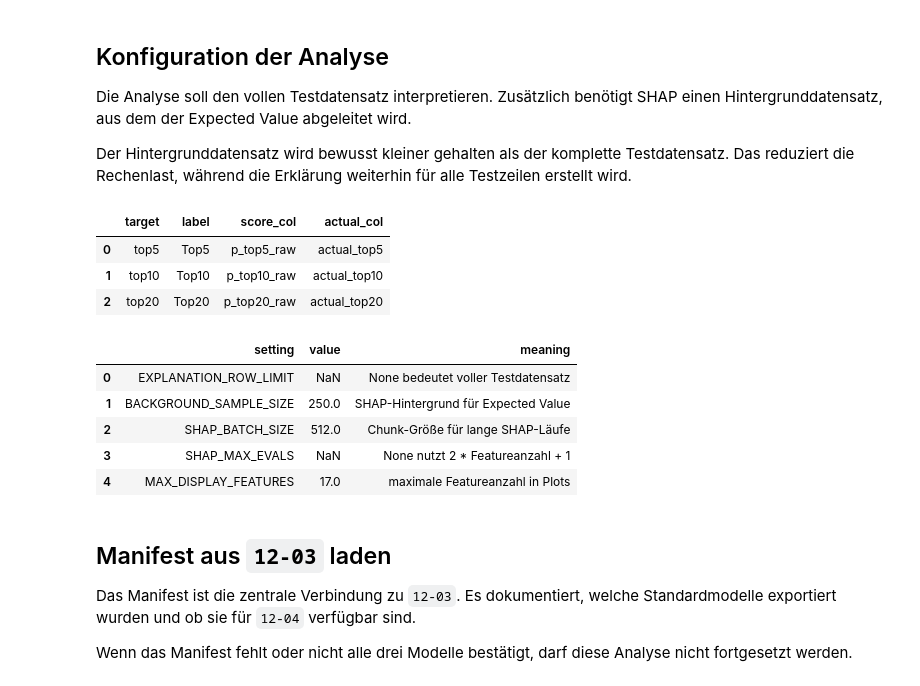
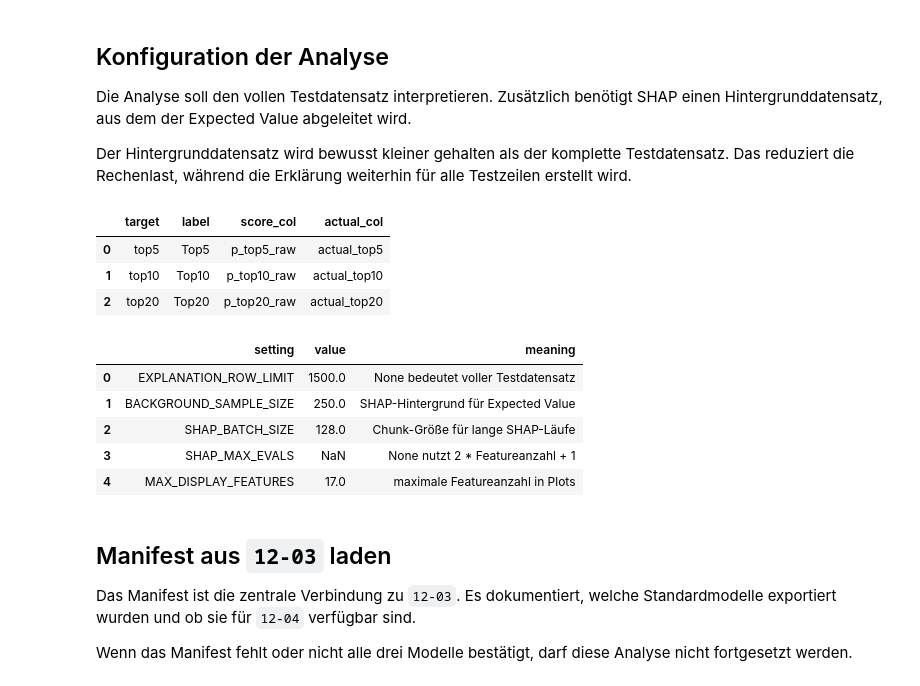
Before and after one commit to LPI24/GADA-Group3-Cycling-Stage-Prediction, a Jupyter notebook: src/Notebooks/12-04_TabPFN_SHAP_Interpretation.ipynb, the cells around one changed output. Saved outputs shown, nothing was run; the diff lists cells and outputs as text; code cells hidden in the pictures.

```diff
--- a/src/Notebooks/12-04_TabPFN_SHAP_Interpretation.ipynb
+++ b/src/Notebooks/12-04_TabPFN_SHAP_Interpretation.ipynb
@@ -234,16 +234,20 @@ Der Hintergrunddatensatz wird bewusst kleiner gehalten als der komplette Testdat
 SEED = 42
 
 # None bedeutet, dass alle Testzeilen erklärt werden.
-EXPLANATION_ROW_LIMIT = None
+EXPLANATION_ROW_LIMIT = 1500
 
 # Diese Stichprobengröße wird für den SHAP-Hintergrund verwendet.
 BACKGROUND_SAMPLE_SIZE = 250
 
 # SHAP_BATCH_SIZE steuert, wie viele Zeilen pro SHAP-Schritt verarbeitet werden.
-SHAP_BATCH_SIZE = 512
+SHAP_BATCH_SIZE = 128
 
 # None bedeutet, dass die minimale sinnvolle Zahl aus der Featureanzahl berechnet wird.
 SHAP_MAX_EVALS = None
+
+# TabPFN-Client-Predictions können bei erneuter Remote-Inferenz minimal von gespeicherten 12-03-Werten abweichen.
+PREDICTION_CHECK_ATOL = 2e-3
+PREDICTION_CHECK_RTOL = 0.0
 
 # PLOT_DPI steuert die Auflösung der gespeicherten PNG-Dateien.
 PLOT_DPI = 160
@@ -254,36 +258,38 @@ MAX_DISPLAY_FEATURES = 17
 # TARGET_ORDER legt die Reihenfolge der drei kumulativen TabPFN-Ziele fest.
 TARGET_ORDER = ["top5", "top10", "top20"]
 
 # TARGET_CONFIG_TABLE dokumentiert die Zielspalten aus 12-03 in lesbarer Form.
 TARGET_CONFIG_TABLE = pd.DataFrame([
     {"target": "top5", "label": "Top5", "score_col": "p_top5_raw", "actual_col": "actual_top5"},
     {"target": "top10", "label": "Top10", "score_col": "p_top10_raw", "actual_col": "actual_top10"},
     {"target": "top20", "label": "Top20", "score_col": "p_top20_raw", "actual_col": "actual_top20"},
 ])
 
 # Die Laufkonfiguration wird als Tabelle angezeigt.
 run_config_table = pd.DataFrame([
     {"setting": "EXPLANATION_ROW_LIMIT", "value": EXPLANATION_ROW_LIMIT, "meaning": "None bedeutet voller Testdatensatz"},
     {"setting": "BACKGROUND_SAMPLE_SIZE", "value": BACKGROUND_SAMPLE_SIZE, "meaning": "SHAP-Hintergrund für Expected Value"},
     {"setting": "SHAP_BATCH_SIZE", "value": SHAP_BATCH_SIZE, "meaning": "Chunk-Größe für lange SHAP-Läufe"},
     {"setting": "SHAP_MAX_EVALS", "value": SHAP_MAX_EVALS, "meaning": "None nutzt 2 * Featureanzahl + 1"},
+    {"setting": "PREDICTION_CHECK_ATOL", "value": PREDICTION_CHECK_ATOL, "meaning": "zulässige absolute Reproduktionsabweichung"},
+    {"setting": "PREDICTION_CHECK_RTOL", "value": PREDICTION_CHECK_RTOL, "meaning": "relative Reproduktionstoleranz"},
     {"setting": "MAX_DISPLAY_FEATURES", "value": MAX_DISPLAY_FEATURES, "meaning": "maximale Featureanzahl in Plots"},
 ])
 
 # Die Zieldefinitionen werden angezeigt.
 display(TARGET_CONFIG_TABLE)
 
 # Die Laufkonfiguration wird angezeigt.
 display(run_config_table)
 # %% [output]
 |  | target | label | score_col | actual_col |
 | 0 | top5 | Top5 | p_top5_raw | actual_top5 |
 | 1 | top10 | Top10 | p_top10_raw | actual_top10 |
 | 2 | top20 | Top20 | p_top20_raw | actual_top20 |
 |  | setting | value | meaning |
-| 0 | EXPLANATION_ROW_LIMIT | NaN | None bedeutet voller Testdatensatz |
+| 0 | EXPLANATION_ROW_LIMIT | 1500.0 | None bedeutet voller Testdatensatz |
 | 1 | BACKGROUND_SAMPLE_SIZE | 250.0 | SHAP-Hintergrund für Expected Value |
-| 2 | SHAP_BATCH_SIZE | 512.0 | Chunk-Größe für lange SHAP-Läufe |
+| 2 | SHAP_BATCH_SIZE | 128.0 | Chunk-Größe für lange SHAP-Läufe |
 | 3 | SHAP_MAX_EVALS | NaN | None nutzt 2 * Featureanzahl + 1 |
 | 4 | MAX_DISPLAY_FEATURES | 17.0 | maximale Featureanzahl in Plots |
 # %% [markdown]
```
Also changed, not shown: parts of 2 cells of this notebook, 5 other files.
